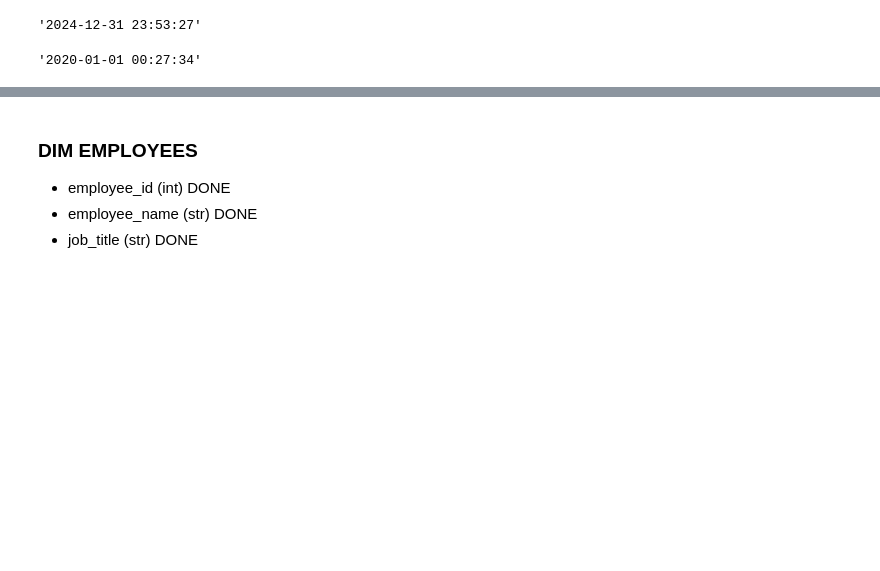
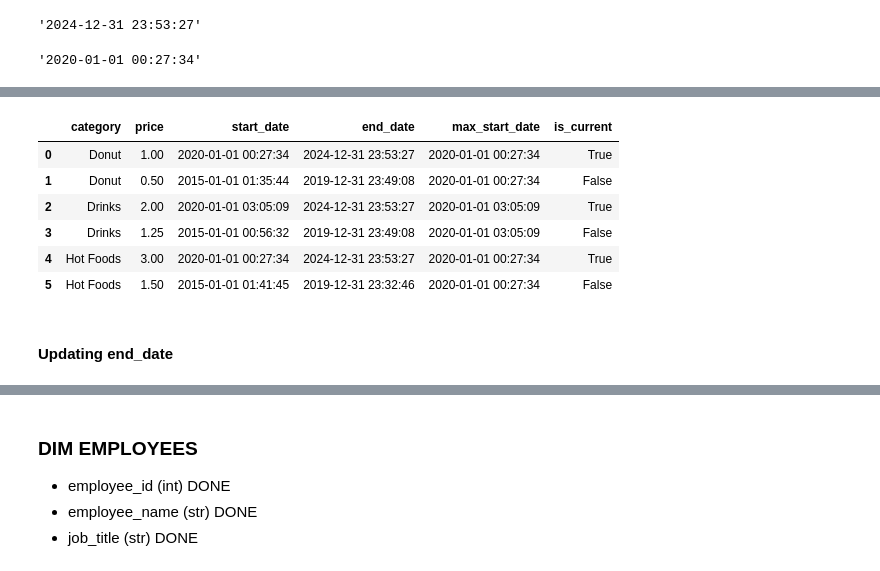
Before and after one commit to SaadNasir92/Donut-Shop-Dashboard, a Jupyter notebook: dataset_analysis.ipynb, the cells around one changed output, grey strips where cells are left out. Saved outputs shown, nothing was run; the diff lists cells and outputs as text; code cells hidden in the pictures; blank space fills up the shorter version.

```diff
--- a/dataset_analysis.ipynb
+++ b/dataset_analysis.ipynb
@@ -64,3 +65,5 @@ transactions_df[transactions_df['Price per Unit'] == 1.00]['Date'].max()
 transactions_df[transactions_df['Price per Unit'] == 1.00]['Date'].min()
 # %% [output]
 '2020-01-01 00:27:34'
+# %%
+dim_prod_df = pd.DataFrame(price_history)
@@ -66,0 +82,3 @@ transactions_df[transactions_df['Price per Unit'] == 1.00]['Date'].min()
+# %%
+dim_prod_df['max_start_date'] = dim_prod_df.groupby('category')['start_date'].transform('max')
+dim_prod_df
@@ -66,0 +93,11 @@ transactions_df[transactions_df['Price per Unit'] == 1.00]['Date'].min()
+# %%
+dim_prod_df['is_current'] = dim_prod_df['max_start_date'] == dim_prod_df['start_date']
+dim_prod_df
+# %% [output]
+|  | category | price | start_date | end_date | max_start_date | is_current |
+| 0 | Donut | 1.00 | 2020-01-01 00:27:34 | 2024-12-31 23:53:27 | 2020-01-01 00:27:34 | True |
+| 1 | Donut | 0.50 | 2015-01-01 01:35:44 | 2019-12-31 23:49:08 | 2020-01-01 00:27:34 | False |
+| 2 | Drinks | 2.00 | 2020-01-01 03:05:09 | 2024-12-31 23:53:27 | 2020-01-01 03:05:09 | True |
+| 3 | Drinks | 1.25 | 2015-01-01 00:56:32 | 2019-12-31 23:49:08 | 2020-01-01 03:05:09 | False |
+| 4 | Hot Foods | 3.00 | 2020-01-01 00:27:34 | 2024-12-31 23:53:27 | 2020-01-01 00:27:34 | True |
+| 5 | Hot Foods | 1.50 | 2015-01-01 01:41:45 | 2019-12-31 23:32:46 | 2020-01-01 00:27:34 | False |
@@ -66,0 +106,2 @@ transactions_df[transactions_df['Price per Unit'] == 1.00]['Date'].min()
+# %% [markdown]
+#### Updating end_date
```
Also changed, not shown: parts of 35 cells of this notebook, 3 other files.
